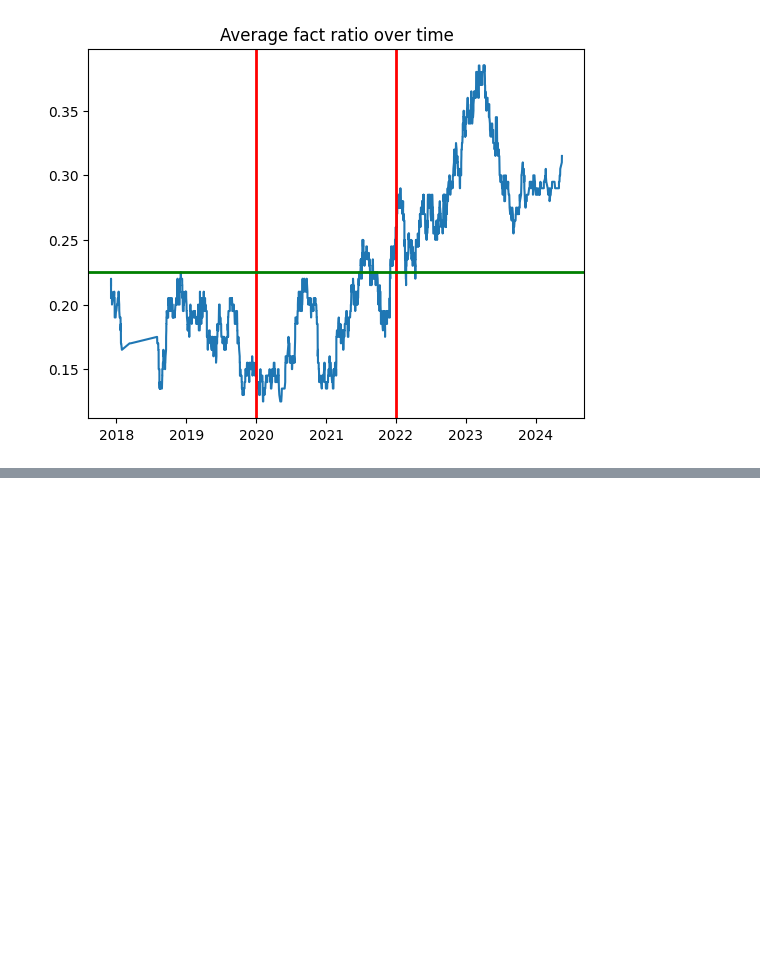
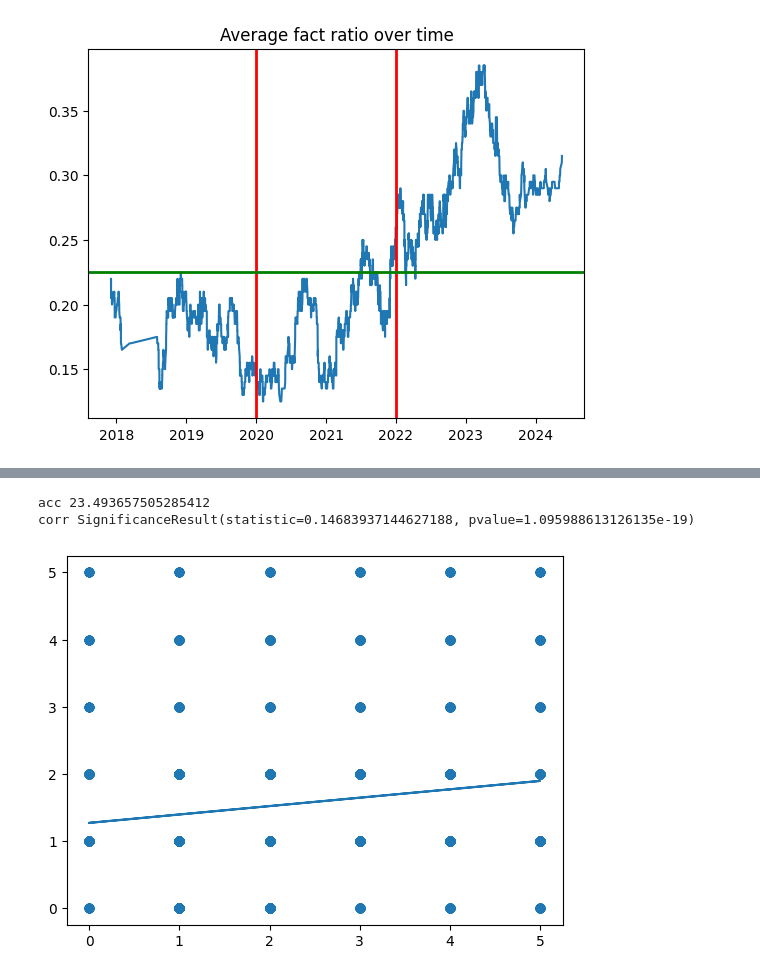
Before and after one commit to gmlwns2000/ai-fact-check-accuracy, a Jupyter notebook: analysis_snu_fact.ipynb, the cells around one changed output, grey strips where cells are left out. Cells and saved outputs as stored; diff of their text form; code cells hidden in the pictures; blank space fills up the shorter version.

```diff
--- a/analysis_snu_fact.ipynb
+++ b/analysis_snu_fact.ipynb
@@ -94,0 +112,21 @@ plt.show()
+# %%
+from scipy.stats import spearmanr, pearsonr
+from sklearn.metrics import r2_score
+mask = np.logical_and(
+    df['estimation_vote'].notna().to_numpy(),
+    (df['estimation_vote'].to_numpy() >= 0)
+)
+trim = 4077
+xs = df['score'][mask][:trim]
+ys = df['estimation_first'][mask][:trim]
+plt.scatter(xs, ys)
+
+m, b = np.polyfit(xs, ys, 1)
+plt.plot(xs, m*xs+b)
+
+print('acc', (xs == ys).mean() * 100)
+print('corr', spearmanr(xs, ys))
+# %% [output]
+acc 23.493657505285412
+corr SignificanceResult(statistic=0.14683937144627188, pvalue=1.095988613126135e-19)
+[figure, added]
```
Also changed, not shown: parts of 8 cells of this notebook, 2 other files.
